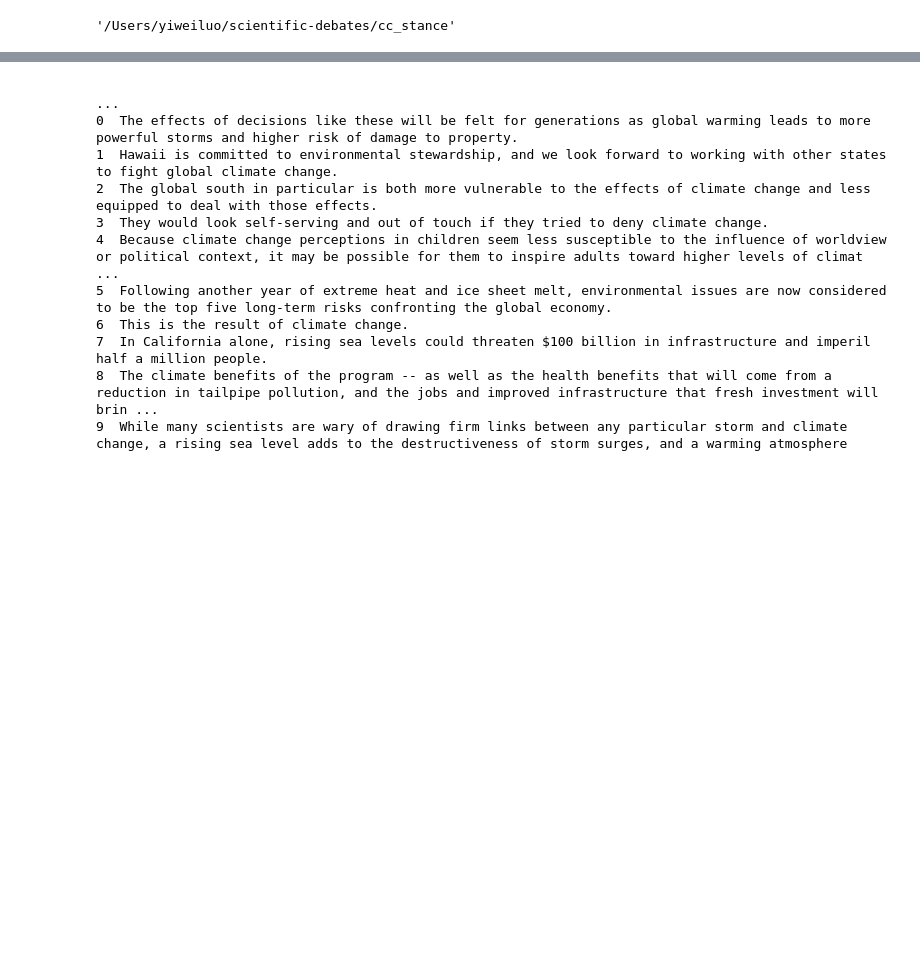
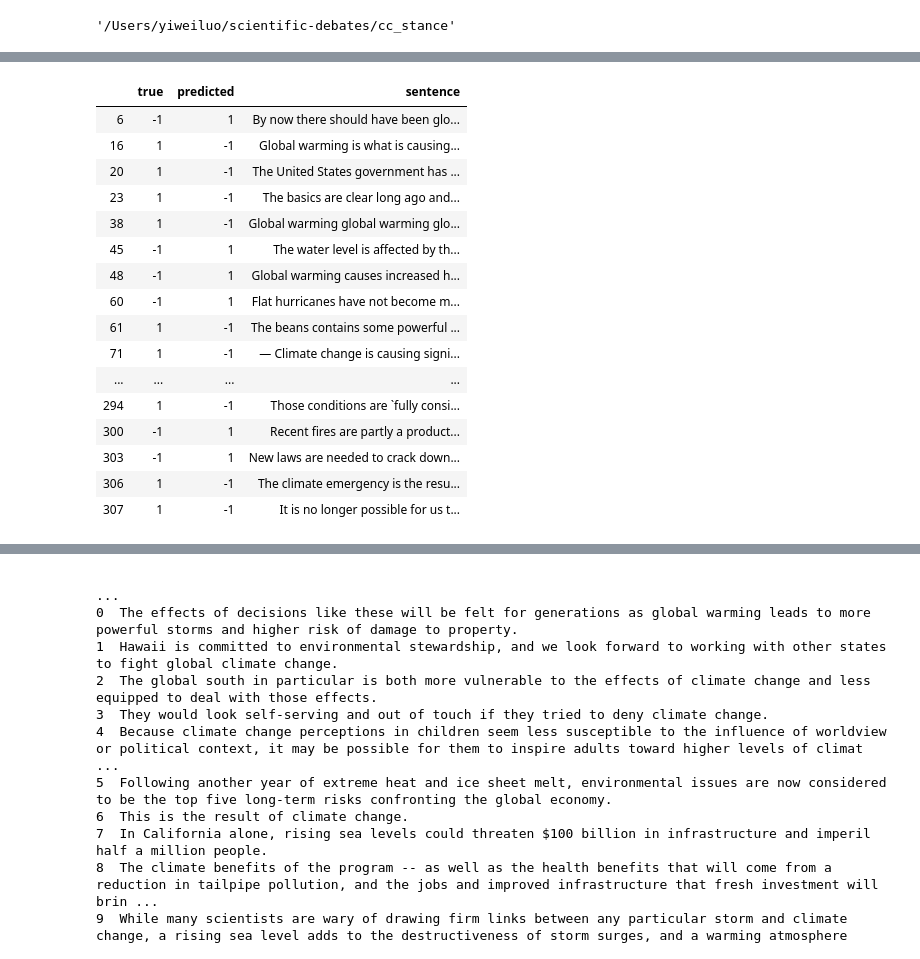
Before and after one commit to yiweiluo/GWStance, a Jupyter notebook: cc_stance/Error_analysis.ipynb, the cells around one changed output, grey strips where cells are left out. Cells and saved outputs as stored; diff of their text form; code cells hidden in the pictures; blank space fills up the shorter version.

```diff
--- a/cc_stance/Error_analysis.ipynb
+++ b/cc_stance/Error_analysis.ipynb
@@ -80,0 +216,3 @@ def do_error_analysis(pred_filename,true_filename):
+# %%
+window_2_preds_dev,window_2_opp_preds_dev,window_2_bad_preds_dev = do_error_analysis('windowed_mturk_dev_preds.tsv',
+                 'mturk_windowed_2/dev.tsv')
@@ -80,0 +237,20 @@ def do_error_analysis(pred_filename,true_filename):
+# %%
+window_2_opp_preds_dev
+# %% [output]
+|  | true | predicted | sentence |
+| 6 | -1 | 1 | By now there should have been glo... |
+| 16 | 1 | -1 | Global warming is what is causing... |
+| 20 | 1 | -1 | The United States government has ... |
+| 23 | 1 | -1 | The basics are clear long ago and... |
+| 38 | 1 | -1 | Global warming global warming glo... |
+| 45 | -1 | 1 | The water level is affected by th... |
+| 48 | -1 | 1 | Global warming causes increased h... |
+| 60 | -1 | 1 | Flat hurricanes have not become m... |
+| 61 | 1 | -1 | The beans contains some powerful ... |
+| 71 | 1 | -1 | — Climate change is causing signi... |
+| ... | ... | ... | ... |
+| 294 | 1 | -1 | Those conditions are `fully consi... |
+| 300 | -1 | 1 | Recent fires are partly a product... |
+| 303 | -1 | 1 | New laws are needed to crack down... |
+| 306 | 1 | -1 | The climate emergency is the resu... |
+| 307 | 1 | -1 | It is no longer possible for us t... |
```
Also changed, not shown: parts of 54 cells of this notebook, 18 other files.
